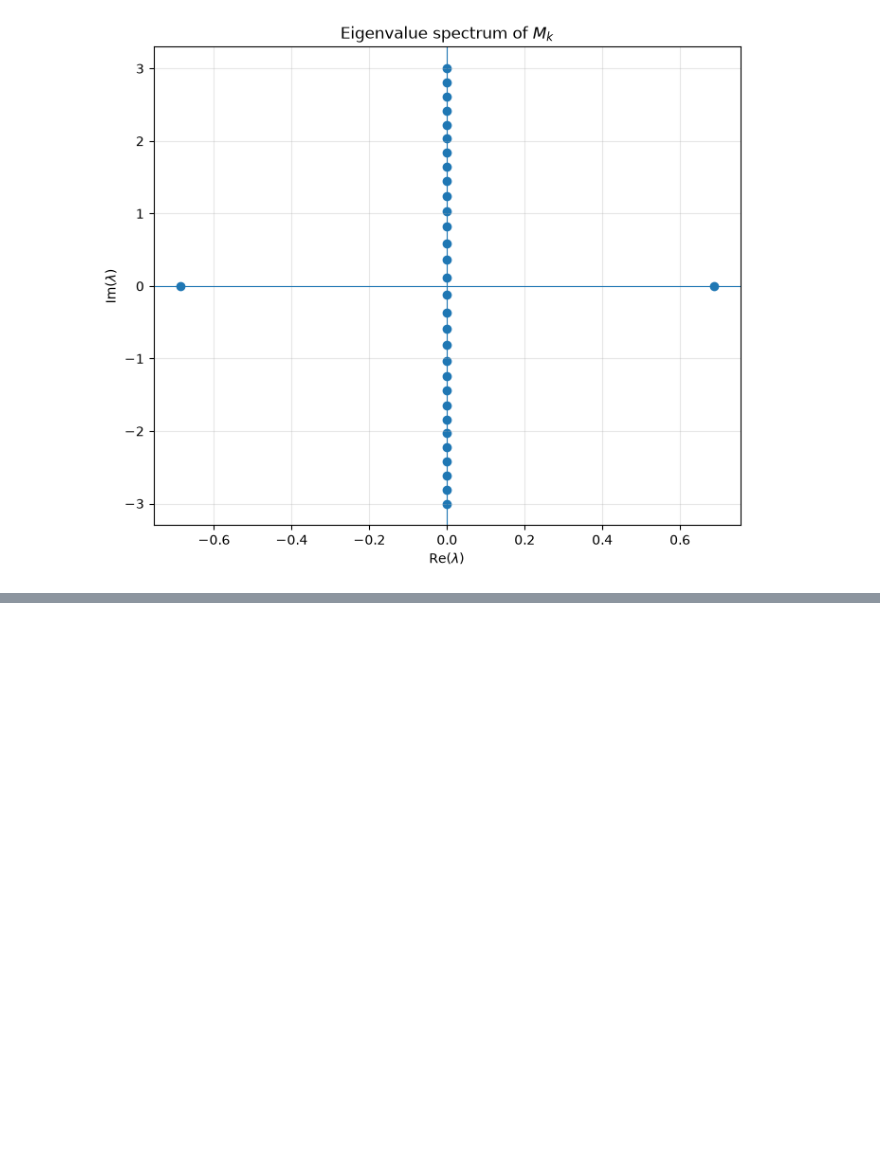
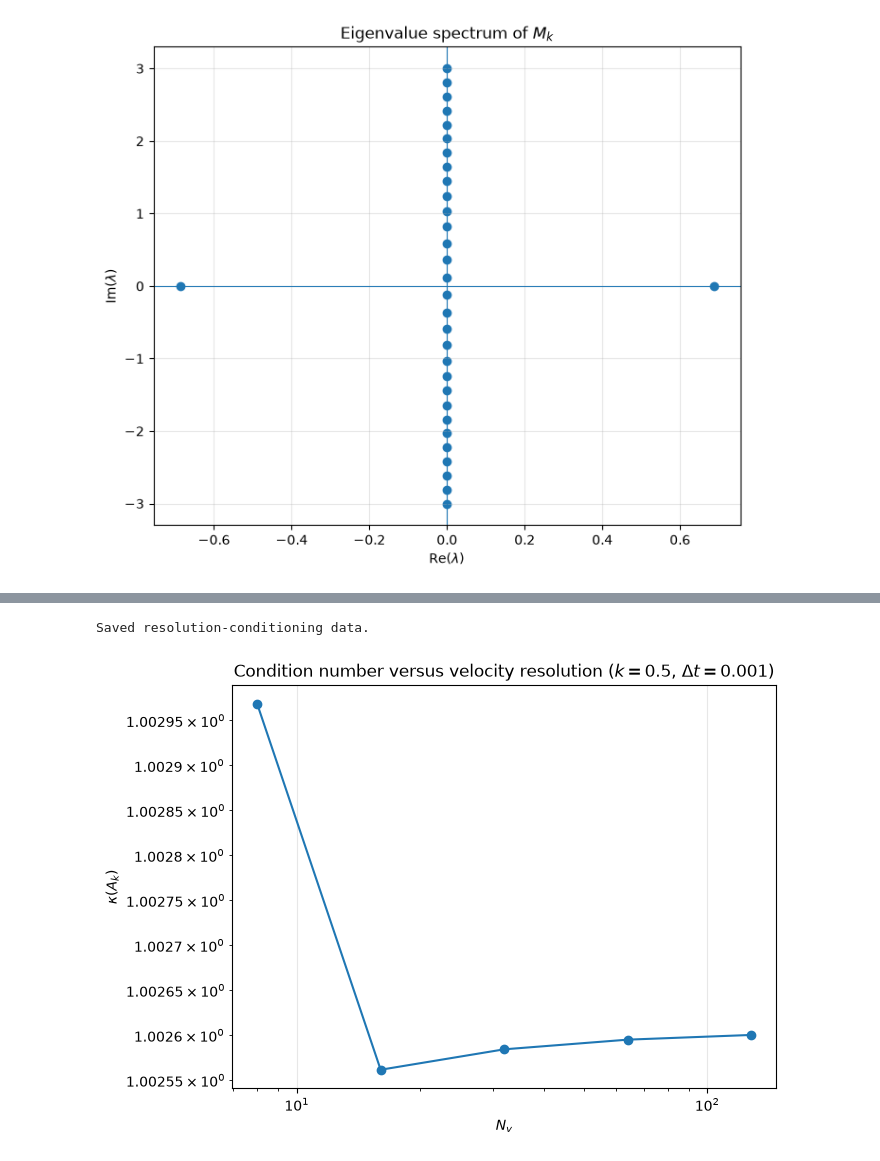
Before and after one commit to Tinashe2023/quantum-vlasov-poisson, a Jupyter notebook: notebooks/05_matrix_analysis.ipynb, the cells around one changed output, grey strips where cells are left out. Saved outputs shown, nothing was run; the diff lists cells and outputs as text; code cells hidden in the pictures; blank space fills up the shorter version.

```diff
--- a/notebooks/05_matrix_analysis.ipynb
+++ b/notebooks/05_matrix_analysis.ipynb
@@ -276,0 +653,54 @@ plt.show()
+# %%
+# ---------------------------------------------------------
+# Save resolution-conditioning data
+# ---------------------------------------------------------
+
+np.savetxt(
+    TABLE_DIR / f"condition_vs_Nv_k0p5_dt{dt_test:g}.csv",
+    resolution_results,
+    delimiter=",",
+    header=(
+        "Nv,DOF,sigma_max,"
+        "sigma_min,condition_number"
+    ),
+    comments=""
+)
+
+print("Saved resolution-conditioning data.")
+# %% [output]
+Saved resolution-conditioning data.
+# %%
+# ---------------------------------------------------------
+# Condition number versus velocity resolution
+# ---------------------------------------------------------
+
+fig, ax = plt.subplots(figsize=(7, 5))
+
+ax.loglog(
+    resolution_results[:, 0],
+    resolution_results[:, 4],
+    "o-"
+)
+
+ax.set_xlabel(r"$N_v$")
+ax.set_ylabel(r"$\kappa(A_k)$")
+
+ax.set_title(
+    rf"Condition number versus velocity resolution "
+    rf"($k={k_test}$, $\Delta t={dt_test}$)"
+)
+
+ax.grid(True, alpha=0.3)
+
+fig.tight_layout()
+
+fig.savefig(
+    FIGURE_DIR /
+    f"condition_vs_Nv_k0p5_dt{dt_test:g}.png",
+    dpi=300,
+    bbox_inches="tight"
+)
+
+plt.show()
+# %% [output]
+[figure, added]
```
Also changed, not shown: parts of 30 cells of this notebook, 1 other file.
